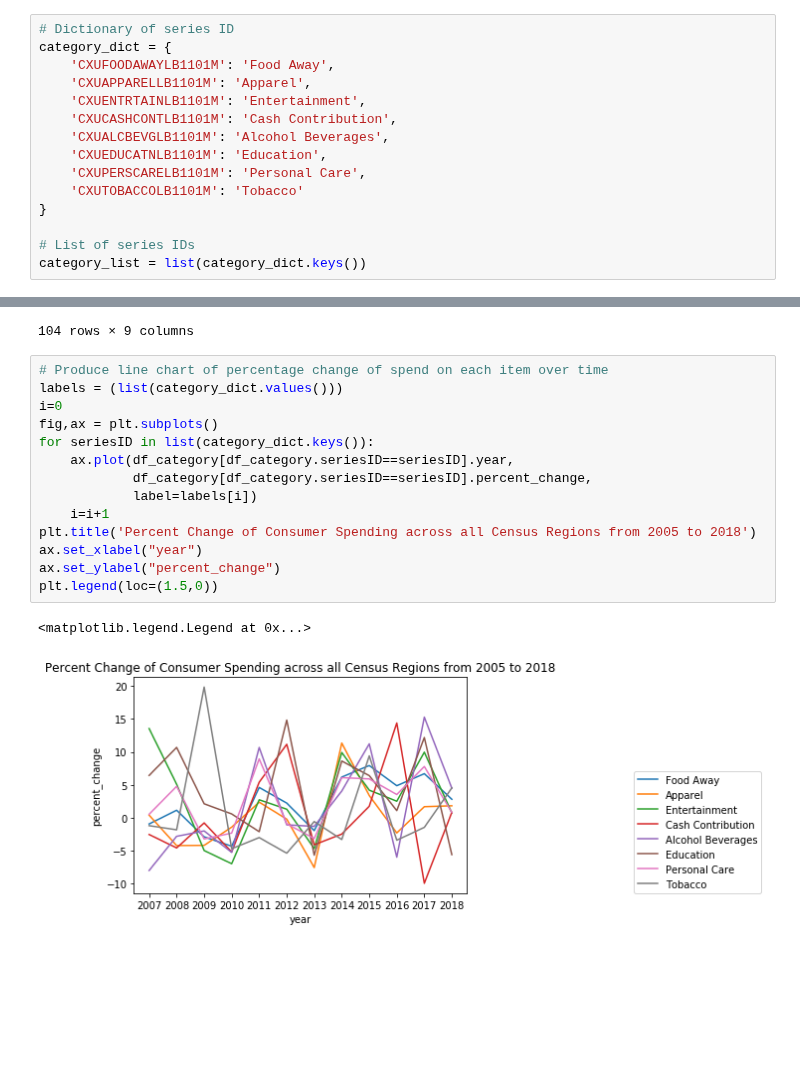
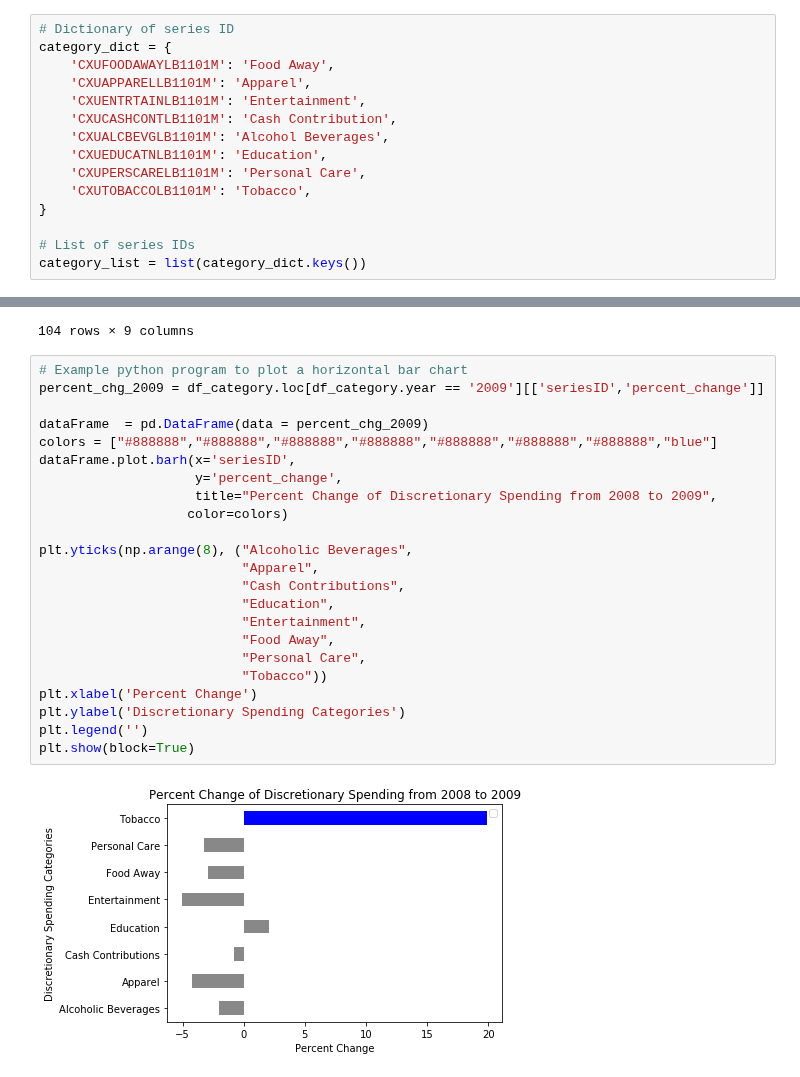
Before and after one commit to joshcoronel/discretionary-spending, a Jupyter notebook: Project_1_main.ipynb, the cells around one changed output, grey strips where cells are left out. Saved outputs shown, nothing was run; the diff lists cells and outputs as text; blank space fills up the shorter version.

Commit message:
bar chart

```diff
--- a/Project_1_main.ipynb
+++ b/Project_1_main.ipynb
@@ -17,7 +17,7 @@ category_dict = {
     'CXUALCBEVGLB1101M': 'Alcohol Beverages',
     'CXUEDUCATNLB1101M': 'Education',
     'CXUPERSCARELB1101M': 'Personal Care',
-    'CXUTOBACCOLB1101M': 'Tobacco'
+    'CXUTOBACCOLB1101M': 'Tobacco',
 }
 
 # List of series IDs
@@ -139,20 +138,28 @@ df_category
 | 102 | 2017 | A01 | Annual | NaN | 332.0 |  | CXUTOBACCOLB1101M | -0.014837 | -1.483680 |
 | 103 | 2018 | A01 | Annual | true | 347.0 |  | CXUTOBACCOLB1101M | 0.045181 | 4.518072 |
 104 rows × 9 columns
-# %%
-# Produce line chart of percentage change of spend on each item over time
-labels = (list(category_dict.values()))
-i=0
-fig,ax = plt.subplots()
-for seriesID in list(category_dict.keys()):
-    ax.plot(df_category[df_category.seriesID==seriesID].year,
-            df_category[df_category.seriesID==seriesID].percent_change,
-            label=labels[i])
-    i=i+1
-plt.title('Percent Change of Consumer Spending across all Census Regions from 2005 to 2018')
-ax.set_xlabel("year")
-ax.set_ylabel("percent_change")
-plt.legend(loc=(1.5,0))
-# %% [output]
-<matplotlib.legend.Legend at 0x...>
-[figure, removed]
+# %%
+# Example python program to plot a horizontal bar chart
+percent_chg_2009 = df_category.loc[df_category.year == '2009'][['seriesID','percent_change']]
+
+dataFrame  = pd.DataFrame(data = percent_chg_2009)
+colors = ["#888888","#888888","#888888","#888888","#888888","#888888","#888888","blue"]
+dataFrame.plot.barh(x='seriesID',
+                    y='percent_change',
+                    title="Percent Change of Discretionary Spending from 2008 to 2009",
+                   color=colors)
+
+plt.yticks(np.arange(8), ("Alcoholic Beverages",
+                          "Apparel",
+                          "Cash Contributions",
+                          "Education",
+                          "Entertainment",
+                          "Food Away",
+                          "Personal Care",
+                          "Tobacco"))
+plt.xlabel('Percent Change')
+plt.ylabel('Discretionary Spending Categories')
+plt.legend('')
+plt.show(block=True)
+# %% [output]
+[figure, added]
```
Also changed, not shown: parts of 1 cell of this notebook.
